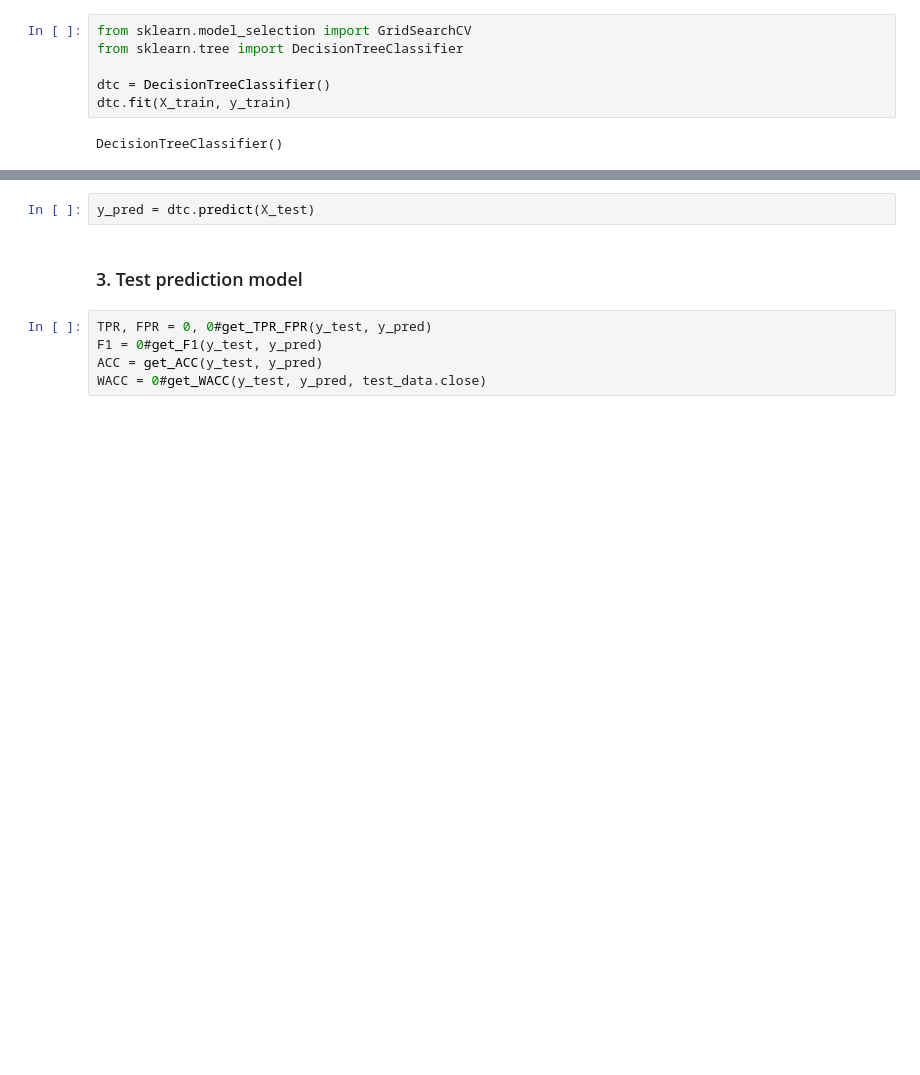
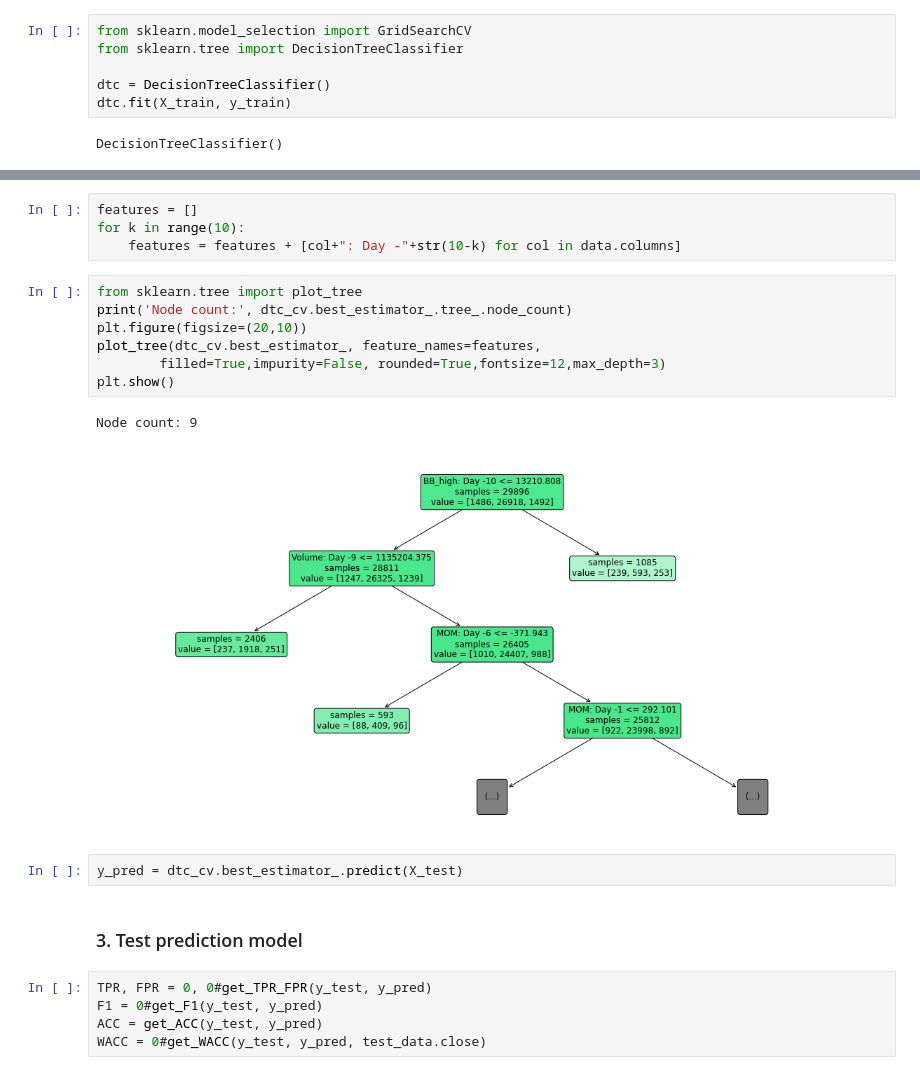
Before and after one commit to KhelifaAmeur/ML-trading-strategies, a Jupyter notebook: test_CART.ipynb, the cells around one changed output, grey strips where cells are left out. Drawn from its saved outputs; the diff is of its cells as text; blank space fills up the shorter version.

```diff
--- a/test_CART.ipynb
+++ b/test_CART.ipynb
@@ -149,5 +194,19 @@ DecisionTreeClassifier()
+# %%
+features = []
+for k in range(10):
+    features = features + [col+": Day -"+str(10-k) for col in data.columns]
+# %%
+from sklearn.tree import plot_tree
+print('Node count:', dtc_cv.best_estimator_.tree_.node_count)
+plt.figure(figsize=(20,10))
+plot_tree(dtc_cv.best_estimator_, feature_names=features,
+        filled=True,impurity=False, rounded=True,fontsize=12,max_depth=3)
+plt.show()
+# %% [output]
+Node count: 9
+[figure, added]
 # %%
-y_pred = dtc.predict(X_test)
+y_pred = dtc_cv.best_estimator_.predict(X_test)
 # %% [markdown]
 ### 3. Test prediction model
 # %%
```
Also changed, not shown: parts of 10 cells of this notebook, 3 other files.
